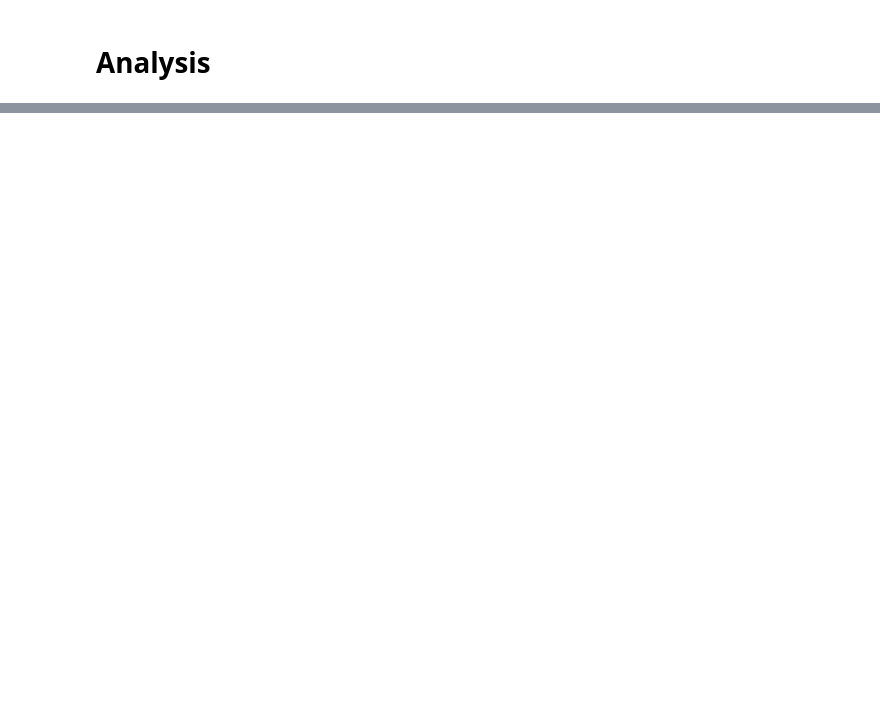
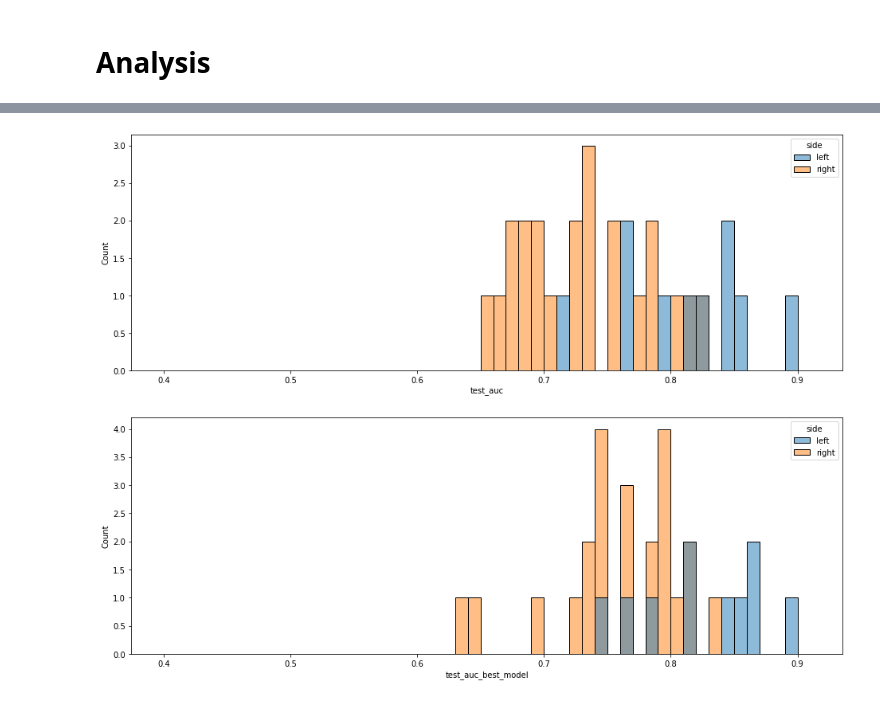
Before and after one commit to neurospin-projects/2023_agaudin_jchavas_folding_supervised, a Jupyter notebook: contrastive/notebooks/supervised_analysis.ipynb, the cells around one changed output, grey strips where cells are left out. Cells and saved outputs as stored; diff of their text form; code cells hidden in the pictures; blank space fills up the shorter version.

```diff
--- a/contrastive/notebooks/supervised_analysis.ipynb
+++ b/contrastive/notebooks/supervised_analysis.ipynb
@@ -217,0 +242,3 @@ sns.histplot(schiz_bdd, x='test_auc')
+# %%
+ACC_bdd = bdd[bdd.dataset_name.str.contains("ACC")]
+ACC_bdd
@@ -217,0 +259,13 @@ sns.histplot(schiz_bdd, x='test_auc')
+# %%
+bins = np.arange(0.4, 0.92, 0.01)
+
+plt.figure(figsize=(16,12))
+
+plt.subplot(211)
+sns.histplot(ACC_bdd, x='test_auc', hue='side', bins=bins)
+plt.subplot(212)
+sns.histplot(ACC_bdd, x='test_auc_best_model', hue='side', bins=bins)
+
+plt.show()
+# %% [output]
+[figure, added]
```
Also changed, not shown: parts of 19 cells of this notebook, 6 other files.
